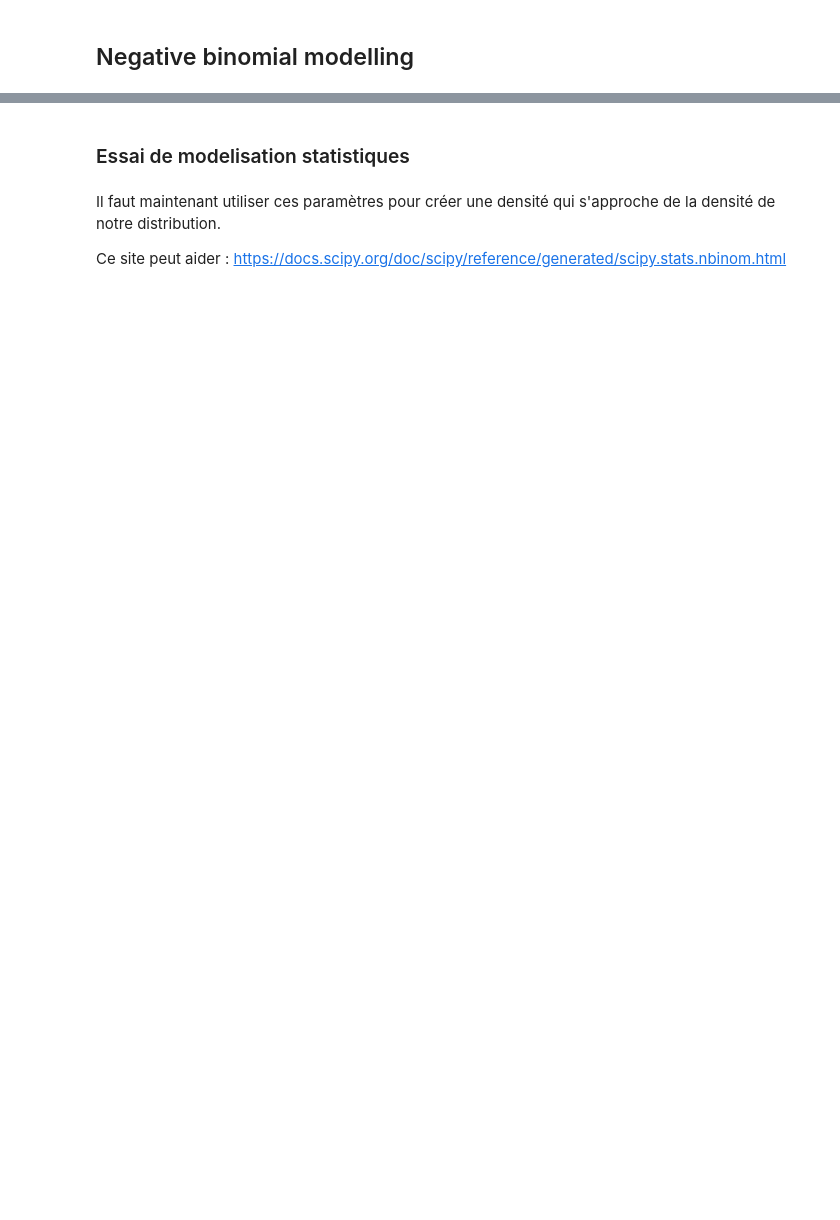
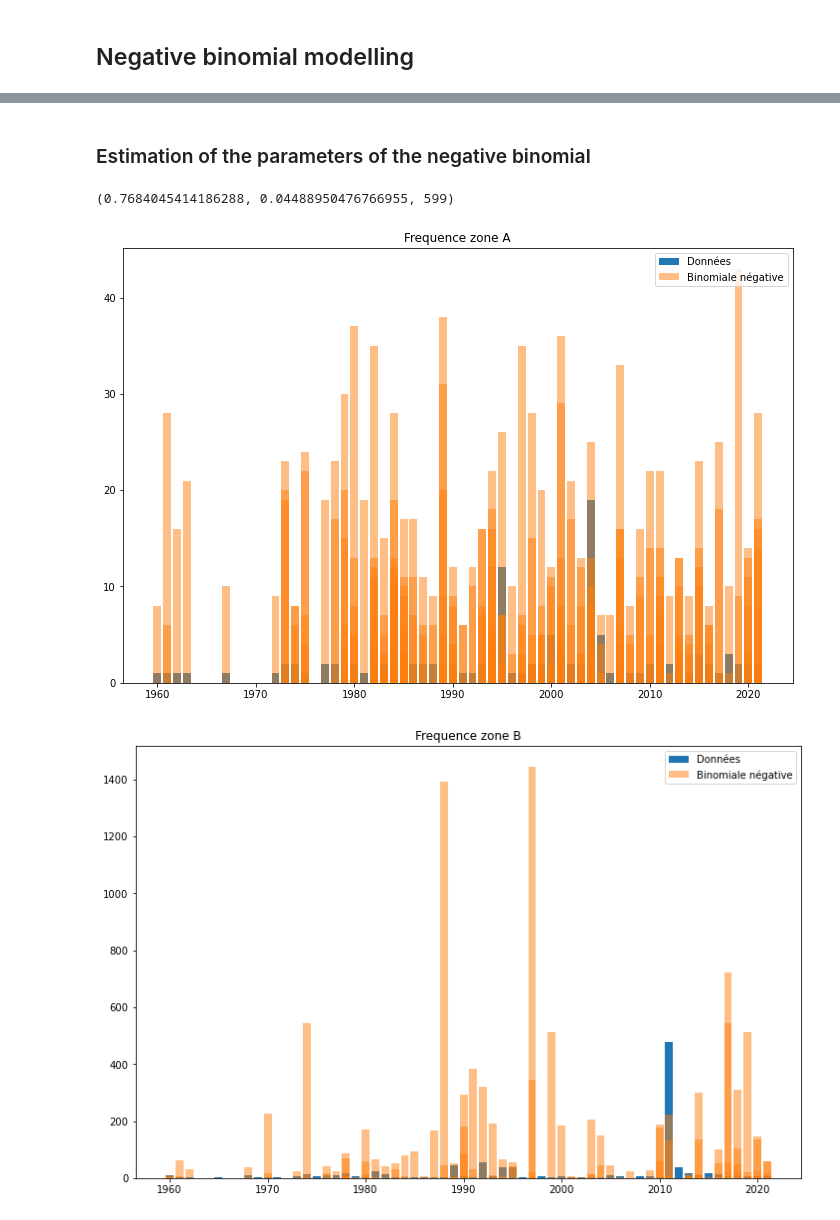
Before and after one commit to eupho73/TER-BNN, a Jupyter notebook: data/Statistical modelling.ipynb, the cells around one changed output, grey strips where cells are left out. Cells and saved outputs as stored; diff of their text form; code cells hidden in the pictures; blank space fills up the shorter version.

```diff
--- a/data/Statistical modelling.ipynb
+++ b/data/Statistical modelling.ipynb
@@ -376,16 +336,37 @@ https://www.statsmodels.org/dev/examples/index.html
 # %% [markdown]
-### Essai de modelisation statistiques
+###  Estimation of the parameters of the negative binomial
 # %%
-#"""On implemente les estimateurs de maximum de Vraissemblance des params mu et r, ref doc de Boussim """"
-#Pour la zone A par exemple
+# We implement the maximum likelihood estimators of params p and r (ref to doc sent by Inès) """"
 
-zone = 'A'
-sigma = (len(dicos_zones_nb_EQ[zone].nb_EQ)/len(dicos_zones_nb_EQ[zone].nb_EQ)-1)*np.var(dicos_zones_nb_EQ[zone].nb_EQ)
-mu = np.mean(dicos_zones_nb_EQ[zone].nb_EQ)
-p = 1 - (sigma)/mu
-r = mu**2 / (sigma - mu)
+def estimer_params(zone):
+    size = len(dicos_zones_nb_EQ[zone].nb_EQ)
+    sigma = np.var(dicos_zones_nb_EQ[zone].nb_EQ)*len(dicos_zones_nb_EQ[zone].nb_EQ)/(size-1)
+    mu = np.mean(dicos_zones_nb_EQ[zone].nb_EQ)
+    r = (mu**2) / (sigma - mu)
+    p = r/(mu + r)**2 #Probability of successful sales call
+    return r,p,size
-# %% [markdown]
-Il faut maintenant utiliser ces paramètres pour créer une densité qui s'approche de la densité de notre distribution.
-
-Ce site peut aider :
-https://docs.scipy.org/doc/scipy/reference/generated/scipy.stats.nbinom.html
+# %%
+#For example, for zone C
+estimer_params('C')
+# %% [output]
+(0.7684045414186288, 0.04488950476766955, 599)
+# %%
+# Estimating and plotting for all area
+for zone in zones.keys():
+
+    # On estime les paramètres de la loi binomiale pour chaque zone
+    r, p, size = estimer_params(zone)
+
+    # Simulation avec les paramètres estimés
+    rvs=nbinom.rvs(r, p, size = size)
+    plt.figure(figsize=(12,8))
+
+    #plotting
+    plt.bar(dicos_zones_nb_EQ[zone].year,height=dicos_zones_nb_EQ[zone].nb_EQ,label="Données")
+    plt.bar(dicos_zones_nb_EQ[zone].year, rvs, label="Binomiale négative",alpha=0.5)
+    plt.legend(loc='upper right')
+    plt.title("Frequence zone {}".format(zone))
+    plt.show()
+# %% [output]
+[figure, added]
+[figure, added]
```
Also changed, not shown: parts of 51 cells of this notebook.
